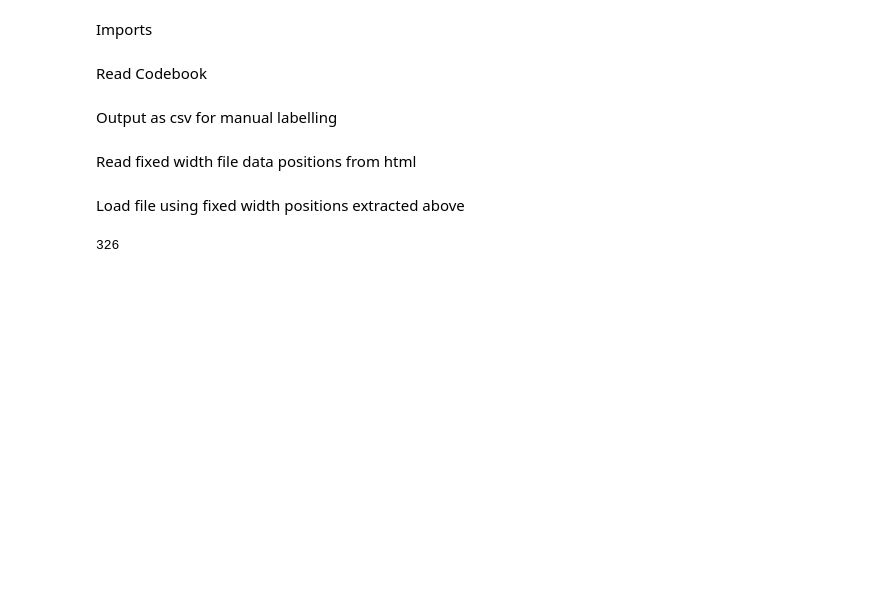
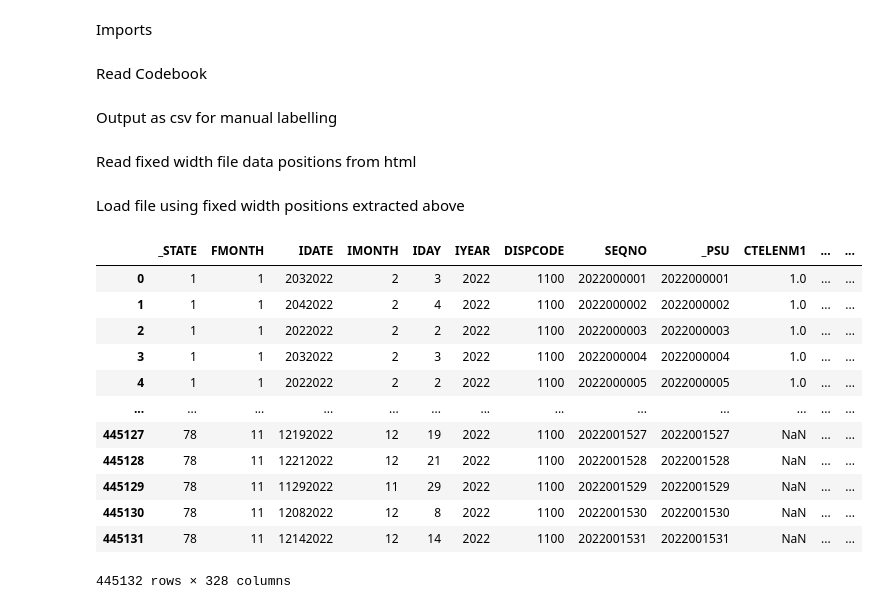
Before and after one commit to corymills/DTSA-5506, a Jupyter notebook: eda.ipynb, the cells around one changed output. Drawn from its saved outputs; the diff is of its cells as text; code cells hidden in the pictures; blank space fills up the shorter version.

```diff
--- a/eda.ipynb
+++ b/eda.ipynb
@@ -51,8 +51,22 @@ colspecs = list(zip(start_positions - 1, start_positions - 1 + widths))
 Load file using fixed width positions extracted above
 # %%
 df = pd.read_fwf('LLCP2022.ASC', colspecs=colspecs, header=None, names=column_names)
-df = df.fillna(value='BLANK')
+num_cols = len(df.columns)
+df['non_blank_count'] = df.isnull().sum(axis=1)
+df['non_blank_perc'] = df['non_blank_count'] / (num_cols - 9)
-# %%
-len(df.columns)
-# %% [output]
-326
+# %%
+df
+# %% [output]
+|  | _STATE | FMONTH | IDATE | IMONTH | IDAY | IYEAR | DISPCODE | SEQNO | _PSU | CTELENM1 | ... | ... |
+| 0 | 1 | 1 | 2032022 | 2 | 3 | 2022 | 1100 | 2022000001 | 2022000001 | 1.0 | ... | ... |
+| 1 | 1 | 1 | 2042022 | 2 | 4 | 2022 | 1100 | 2022000002 | 2022000002 | 1.0 | ... | ... |
+| 2 | 1 | 1 | 2022022 | 2 | 2 | 2022 | 1100 | 2022000003 | 2022000003 | 1.0 | ... | ... |
+| 3 | 1 | 1 | 2032022 | 2 | 3 | 2022 | 1100 | 2022000004 | 2022000004 | 1.0 | ... | ... |
+| 4 | 1 | 1 | 2022022 | 2 | 2 | 2022 | 1100 | 2022000005 | 2022000005 | 1.0 | ... | ... |
+| ... | ... | ... | ... | ... | ... | ... | ... | ... | ... | ... | ... | ... |
+| 445127 | 78 | 11 | 12192022 | 12 | 19 | 2022 | 1100 | 2022001527 | 2022001527 | NaN | ... | ... |
+| 445128 | 78 | 11 | 12212022 | 12 | 21 | 2022 | 1100 | 2022001528 | 2022001528 | NaN | ... | ... |
+| 445129 | 78 | 11 | 11292022 | 11 | 29 | 2022 | 1100 | 2022001529 | 2022001529 | NaN | ... | ... |
+| 445130 | 78 | 11 | 12082022 | 12 | 8 | 2022 | 1100 | 2022001530 | 2022001530 | NaN | ... | ... |
+| 445131 | 78 | 11 | 12142022 | 12 | 14 | 2022 | 1100 | 2022001531 | 2022001531 | NaN | ... | ... |
+445132 rows × 328 columns
```
Also changed, not shown: parts of 6 cells of this notebook.
